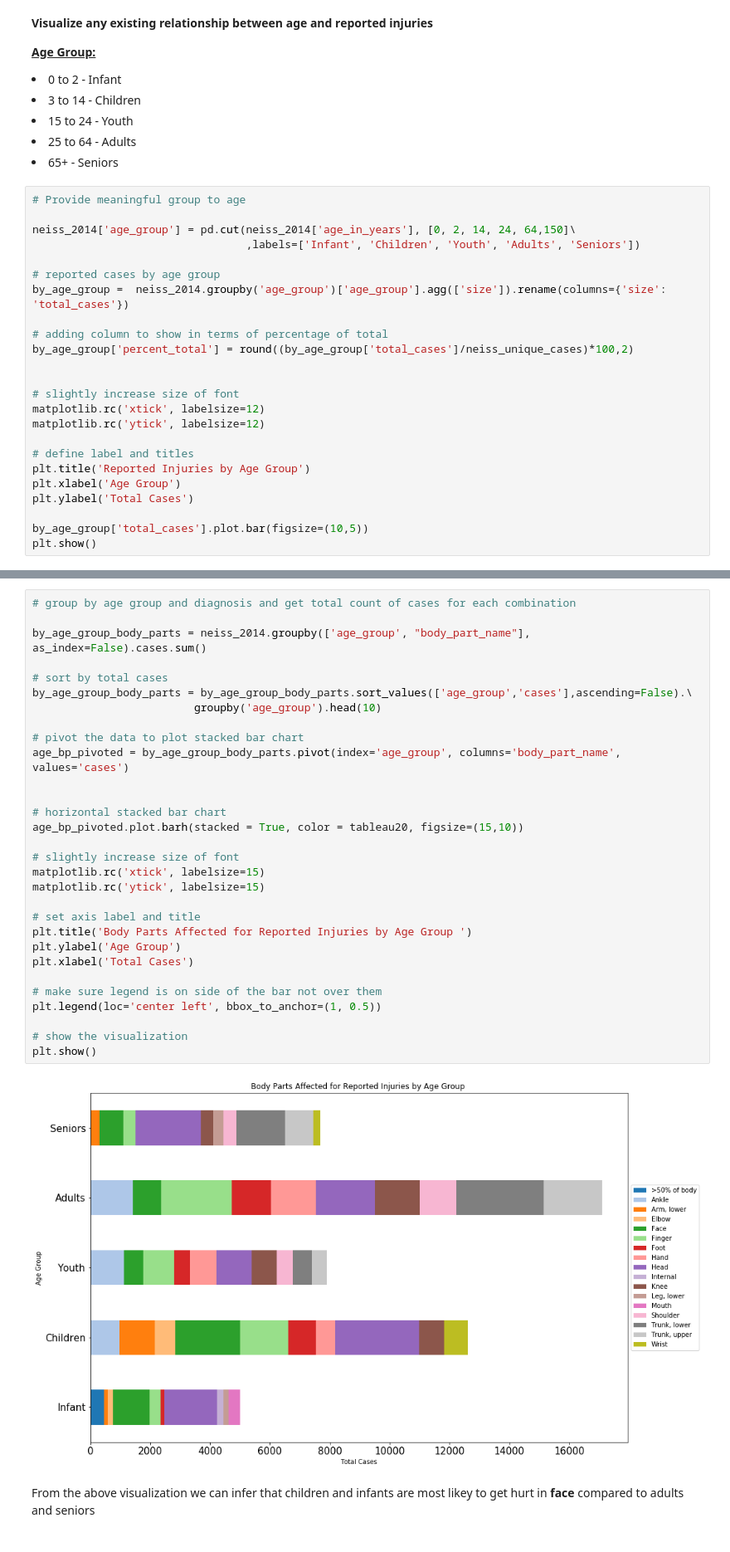
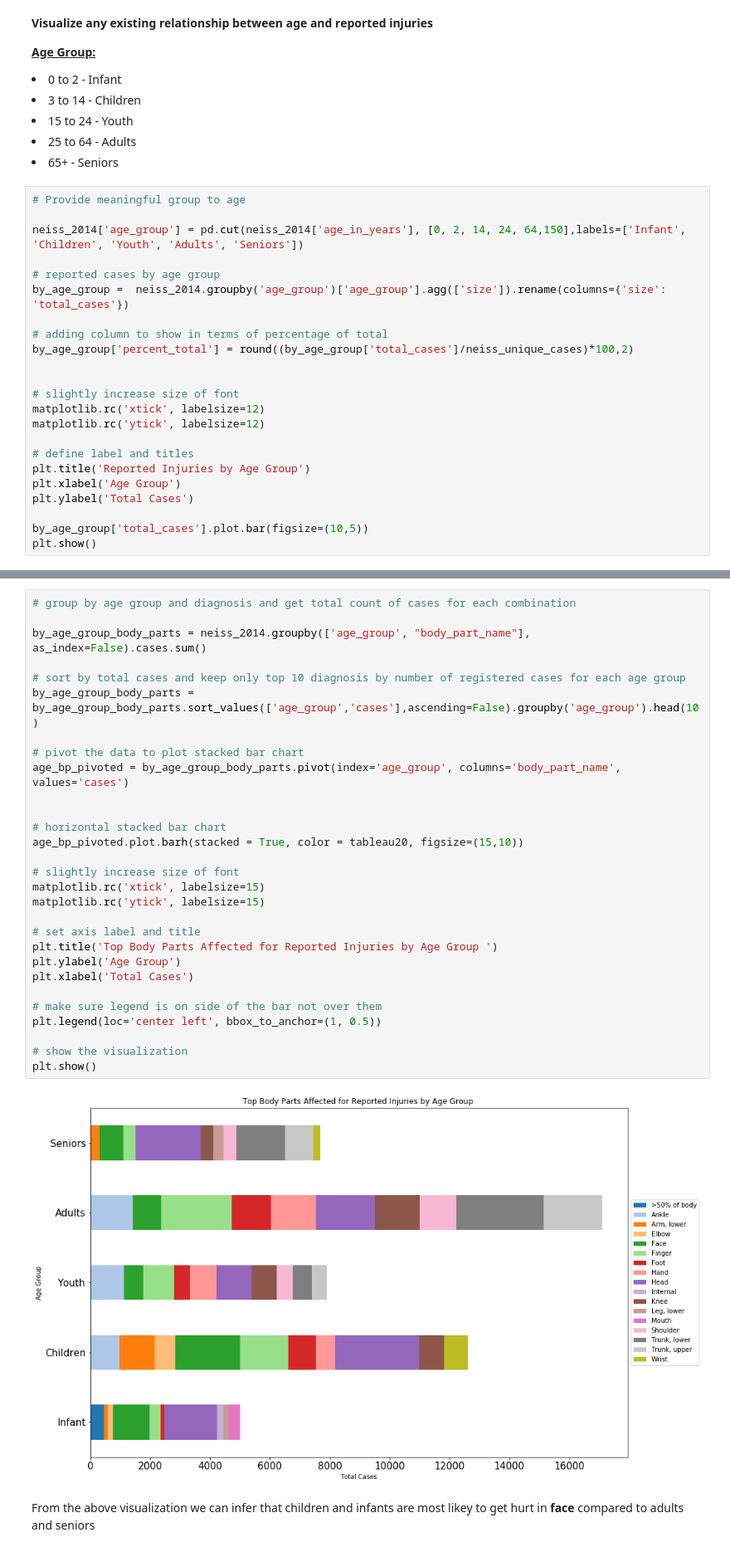
Before and after one commit to jansithiya/NEISS-Data-Analysis, a Jupyter notebook: HW_NEISS_Analysis.ipynb, the cells around one changed output, grey strips where cells are left out. Shown: that part at 83% size. Cells and saved outputs as stored; diff of their text form.

```diff
--- a/HW_NEISS_Analysis.ipynb
+++ b/HW_NEISS_Analysis.ipynb
@@ -439,8 +428,7 @@ print(" % of cases with diagnosis not stated or marked as other: ", round(diagno
 # %%
 # Provide meaningful group to age
 
-neiss_2014['age_group'] = pd.cut(neiss_2014['age_in_years'], [0, 2, 14, 24, 64,150]\
-                                 ,labels=['Infant', 'Children', 'Youth', 'Adults', 'Seniors'])
+neiss_2014['age_group'] = pd.cut(neiss_2014['age_in_years'], [0, 2, 14, 24, 64,150],labels=['Infant', 'Children', 'Youth', 'Adults', 'Seniors'])
 
 # reported cases by age group
 by_age_group =  neiss_2014.groupby('age_group')['age_group'].agg(['size']).rename(columns={'size': 'total_cases'})
@@ -529,35 +516,34 @@ plt.show()
 # %%
 # group by age group and diagnosis and get total count of cases for each combination
 
 by_age_group_body_parts = neiss_2014.groupby(['age_group', "body_part_name"], as_index=False).cases.sum()
 
-# sort by total cases
-by_age_group_body_parts = by_age_group_body_parts.sort_values(['age_group','cases'],ascending=False).\
-                         groupby('age_group').head(10)
+# sort by total cases and keep only top 10 diagnosis by number of registered cases for each age group
+by_age_group_body_parts = by_age_group_body_parts.sort_values(['age_group','cases'],ascending=False).groupby('age_group').head(10)
 
 # pivot the data to plot stacked bar chart
 age_bp_pivoted = by_age_group_body_parts.pivot(index='age_group', columns='body_part_name', values='cases')
 
 
 # horizontal stacked bar chart
 age_bp_pivoted.plot.barh(stacked = True, color = tableau20, figsize=(15,10))
 
 # slightly increase size of font
 matplotlib.rc('xtick', labelsize=15)
 matplotlib.rc('ytick', labelsize=15)
 
 # set axis label and title
-plt.title('Body Parts Affected for Reported Injuries by Age Group ')
+plt.title('Top Body Parts Affected for Reported Injuries by Age Group ')
 plt.ylabel('Age Group')
 plt.xlabel('Total Cases')
 
 # make sure legend is on side of the bar not over them
 plt.legend(loc='center left', bbox_to_anchor=(1, 0.5))
 
 # show the visualization
 plt.show()
 # %% [output]
-[figure, old version]
+[figure, new version]
 # %% [markdown]
 <p> From the above visualization we can infer that children and infants are most likey to get hurt in <b> face </b>  compared to adults and seniors </p>
 # %% [markdown]
```
Also changed, not shown: parts of 5 cells of this notebook, 2 other files.
